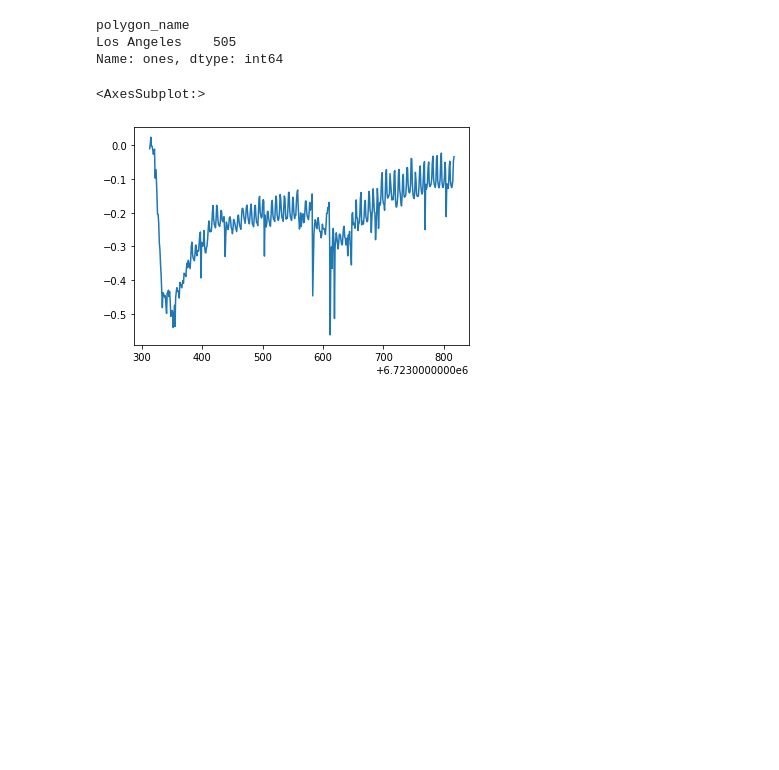
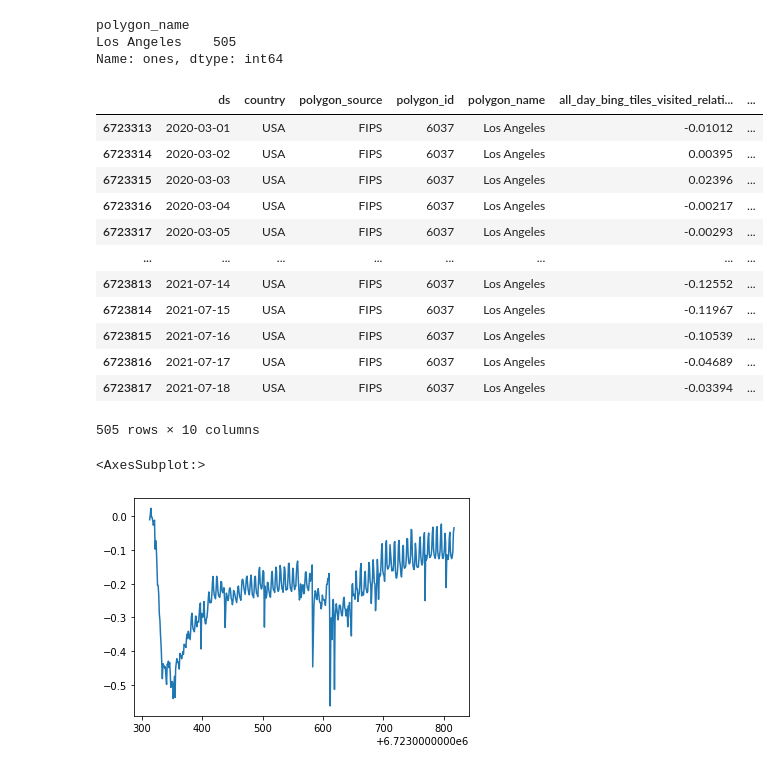
Before and after one commit to santiagoruizmoreno/teleworking_ghg, a Jupyter notebook: Code/Demand_for_transportation.ipynb, the cells around one changed output. Saved outputs shown, nothing was run; the diff lists cells and outputs as text; code cells hidden in the pictures; blank space fills up the shorter version.

```diff
--- a/Code/Demand_for_transportation.ipynb
+++ b/Code/Demand_for_transportation.ipynb
@@ -90,6 +100,23 @@ print(by_county[by_county.index == "Los Angeles"])
 polygon_name
 Los Angeles    505
 Name: ones, dtype: int64
+# %%
+facebook_data_USA[facebook_data_USA.polygon_name == "Los Angeles"]
+#Each observation corresponds to one day
+# %% [output]
+|  | ds | country | polygon_source | polygon_id | polygon_name | all_day_bing_tiles_visited_relati... | ... |
+| 6723313 | 2020-03-01 | USA | FIPS | 6037 | Los Angeles | -0.01012 | ... |
+| 6723314 | 2020-03-02 | USA | FIPS | 6037 | Los Angeles | 0.00395 | ... |
+| 6723315 | 2020-03-03 | USA | FIPS | 6037 | Los Angeles | 0.02396 | ... |
+| 6723316 | 2020-03-04 | USA | FIPS | 6037 | Los Angeles | -0.00217 | ... |
+| 6723317 | 2020-03-05 | USA | FIPS | 6037 | Los Angeles | -0.00293 | ... |
+| ... | ... | ... | ... | ... | ... | ... | ... |
+| 6723813 | 2021-07-14 | USA | FIPS | 6037 | Los Angeles | -0.12552 | ... |
+| 6723814 | 2021-07-15 | USA | FIPS | 6037 | Los Angeles | -0.11967 | ... |
+| 6723815 | 2021-07-16 | USA | FIPS | 6037 | Los Angeles | -0.10539 | ... |
+| 6723816 | 2021-07-17 | USA | FIPS | 6037 | Los Angeles | -0.04689 | ... |
+| 6723817 | 2021-07-18 | USA | FIPS | 6037 | Los Angeles | -0.03394 | ... |
+505 rows × 10 columns
 # %%
 # Checking the behavior of a random county in California
 facebook_data_USA[facebook_data_USA.polygon_name == "Los Angeles"]["all_day_bing_tiles_visited_relative_change"].plot()
```
Also changed, not shown: parts of 3 cells of this notebook.
